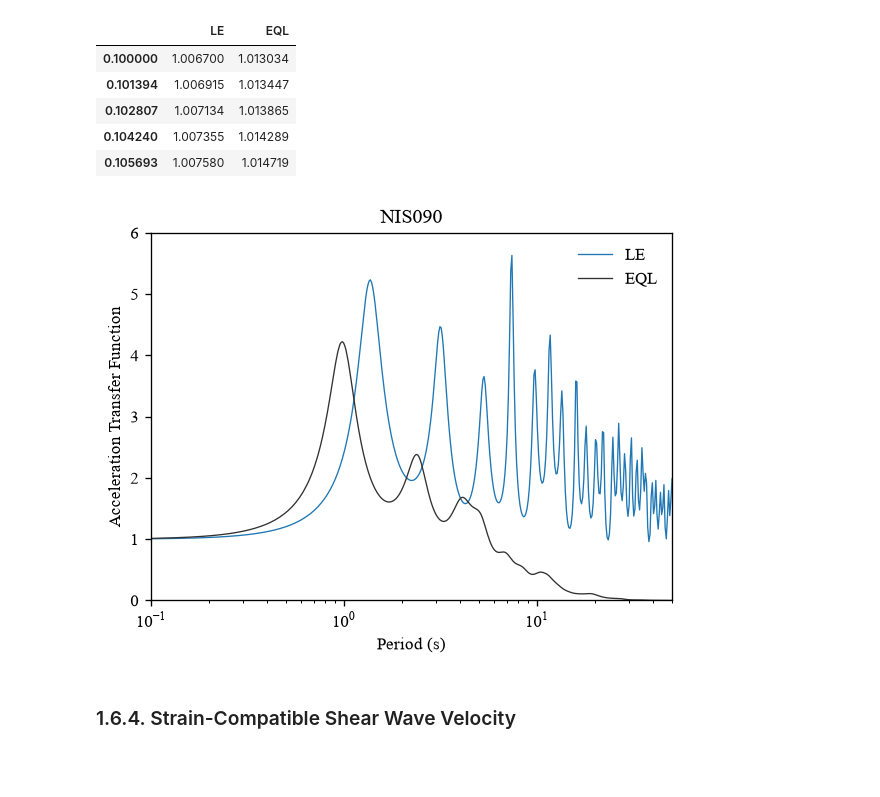
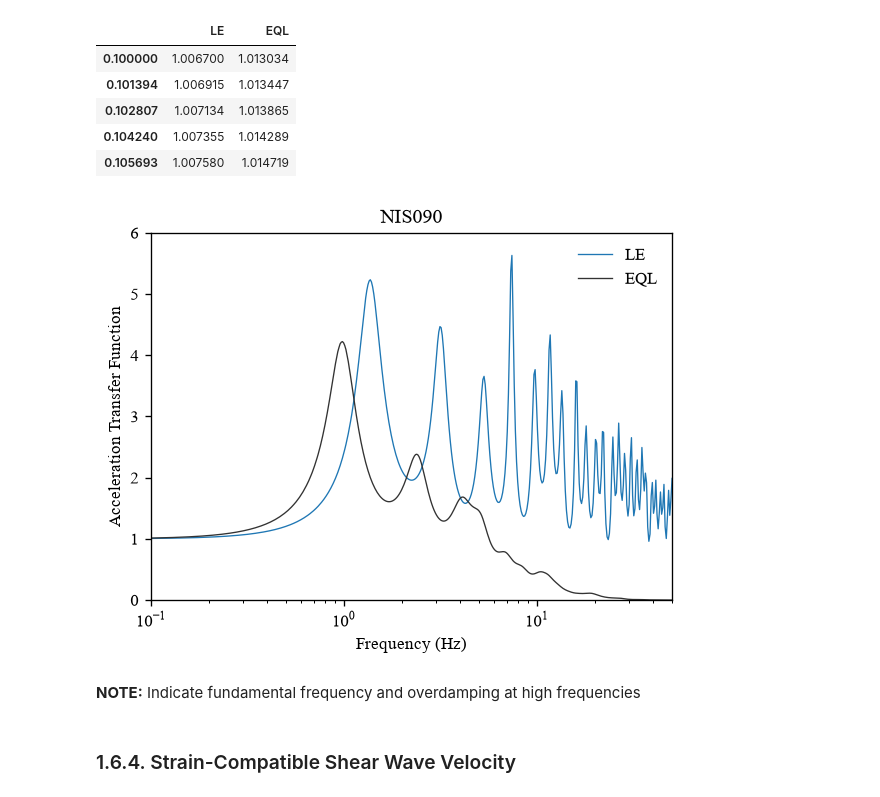
Before and after one commit to dfbarba/CE746_Workshops, a Jupyter notebook: 5_pystrata/pySTRATA.ipynb, the cells around one changed output. Saved outputs shown, nothing was run; the diff lists cells and outputs as text; code cells hidden in the pictures; blank space fills up the shorter version.

```diff
--- a/5_pystrata/pySTRATA.ipynb
+++ b/5_pystrata/pySTRATA.ipynb
@@ -683,24 +687,26 @@ TF_NIS090_surface.head()
 # %%
 # Retreaving information
 freqs_TF = TF_NIS090_surface['LE'].index.to_numpy()
 TF_NIS090_LE = TF_NIS090_surface['LE'].to_numpy()
 TF_NIS090_EQL = TF_NIS090_surface['EQL'].to_numpy()
 
 # Plot
 fig, ax = plt.subplots(figsize=(5, 4))
 
 ax.plot(freqs_TF, TF_NIS090_LE, color = '#1f77b4', lw=0.8, label="LE")
 ax.plot(freqs_TF, TF_NIS090_EQL,  color = '#333333', lw=0.8, label="EQL")
 ax.set_title('NIS090')
 ax.set_ylim([0,6])
 ax.set_xlim([0.1,50])
 ax.legend(loc="upper right", frameon=False)
-ax.set(xlabel="Period (s)", xscale = 'log', ylabel="Acceleration Transfer Function")
+ax.set(xlabel="Frequency (Hz)", xscale = 'log', ylabel="Acceleration Transfer Function")
 
 plt.tight_layout()
 plt.show()
 # %% [output]
-[figure, old version]
+[figure, new version]
+# %% [markdown]
+**NOTE:** Indicate fundamental frequency and overdamping at high frequencies
 # %% [markdown]
 ### 1.6.4. Strain-Compatible Shear Wave Velocity
 # %% [markdown]
```
Also changed, not shown: parts of 11 cells of this notebook, 19 other files.
